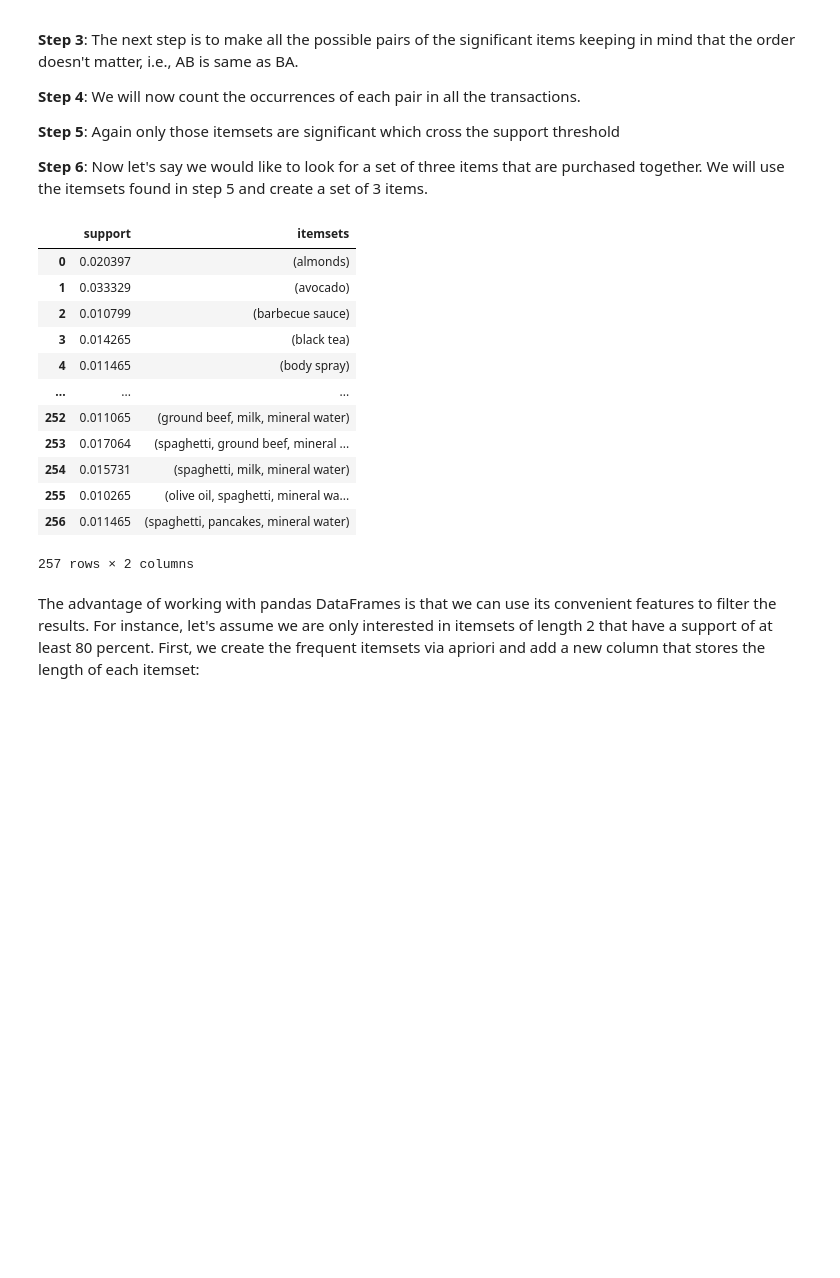
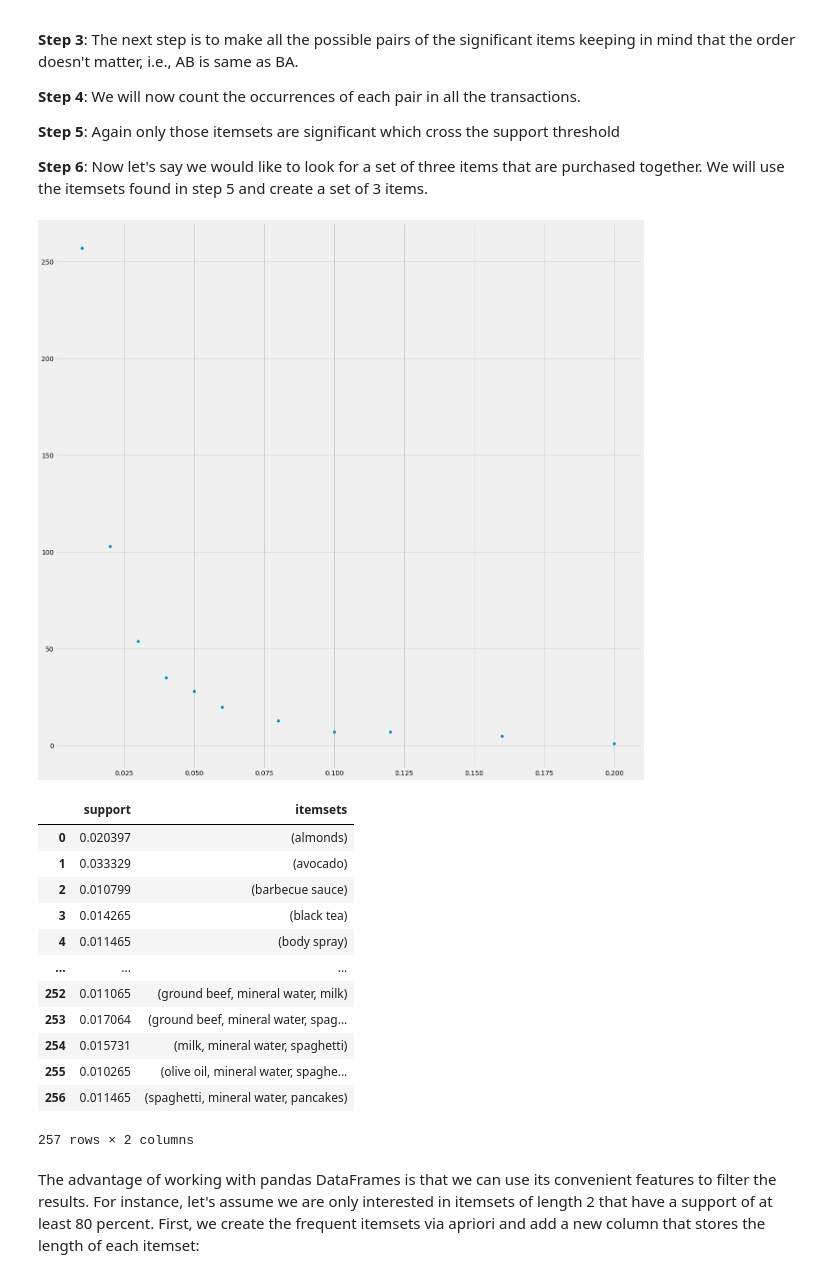
Before and after one commit to kelseyneis/data-mining, a Jupyter notebook: data_mining_project_2/Experiment - 1/apriori_analysis.ipynb, the cells around one changed output. Cells and saved outputs as stored; diff of their text form; code cells hidden in the pictures; blank space fills up the shorter version.

```diff
--- a/data_mining_project_2/Experiment - 1/apriori_analysis.ipynb
+++ b/data_mining_project_2/Experiment - 1/apriori_analysis.ipynb
@@ -255,21 +255,36 @@ A key concept in Apriori algorithm is the anti-monotonicity of the support measu
 # %%
 from mlxtend.frequent_patterns import apriori
 
+
 #Now, let us return the items and itemsets with at least 1% support:
 apriori(data, min_support = 0.01, use_colnames = True)
+
+# Question 8
+support_threholds = [.01, .02, .03, .04, .05, .06, .08, .1, .12, .16, .2]
+support_counts = []
+for i in support_threholds:
+    ap = apriori(data, min_support = i)
+    support_counts.append(len(ap))
+
+plt.scatter(support_threholds, support_counts)
+plt.xlabel("Support threshold")
+plt.ylabel("Frequent itemset count")
+plt.title("Frequent itemset count by support threshold")
+plt.show()
 # %% [output]
+[figure, added]
 |  | support | itemsets |
 | 0 | 0.020397 | (almonds) |
 | 1 | 0.033329 | (avocado) |
 | 2 | 0.010799 | (barbecue sauce) |
 | 3 | 0.014265 | (black tea) |
 | 4 | 0.011465 | (body spray) |
 | ... | ... | ... |
-| 252 | 0.011065 | (ground beef, milk, mineral water) |
-| 253 | 0.017064 | (spaghetti, ground beef, mineral ... |
-| 254 | 0.015731 | (spaghetti, milk, mineral water) |
-| 255 | 0.010265 | (olive oil, spaghetti, mineral wa... |
-| 256 | 0.011465 | (spaghetti, pancakes, mineral water) |
+| 252 | 0.011065 | (ground beef, mineral water, milk) |
+| 253 | 0.017064 | (ground beef, mineral water, spag... |
+| 254 | 0.015731 | (milk, mineral water, spaghetti) |
+| 255 | 0.010265 | (olive oil, mineral water, spaghe... |
+| 256 | 0.011465 | (spaghetti, mineral water, pancakes) |
 257 rows × 2 columns
 # %% [markdown]
 The advantage of working with pandas DataFrames is that we can use its convenient features to filter the results. For instance, let's assume we are only interested in itemsets of length 2 that have a support of at least 80 percent. First, we create the frequent itemsets via apriori and add a new column that stores the length of each itemset:
```
Also changed, not shown: parts of 4 cells of this notebook, 2 other files.
